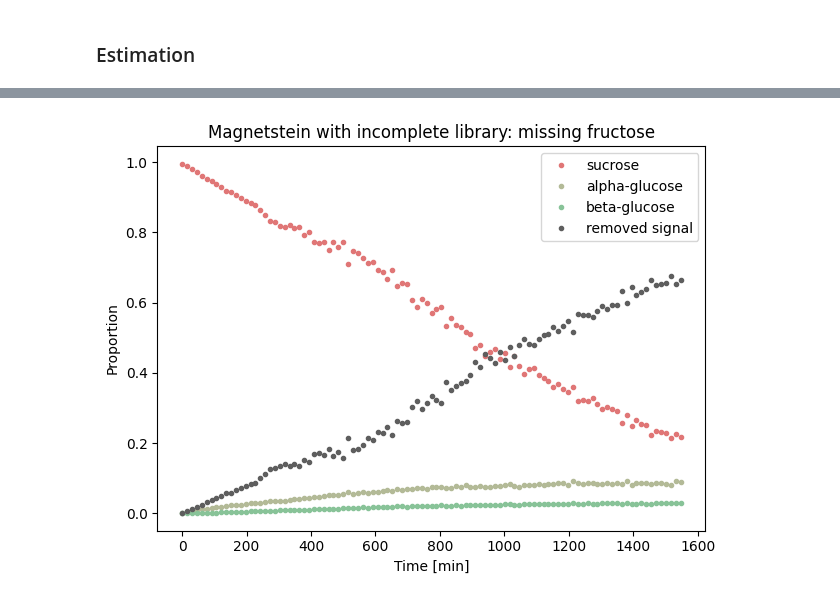
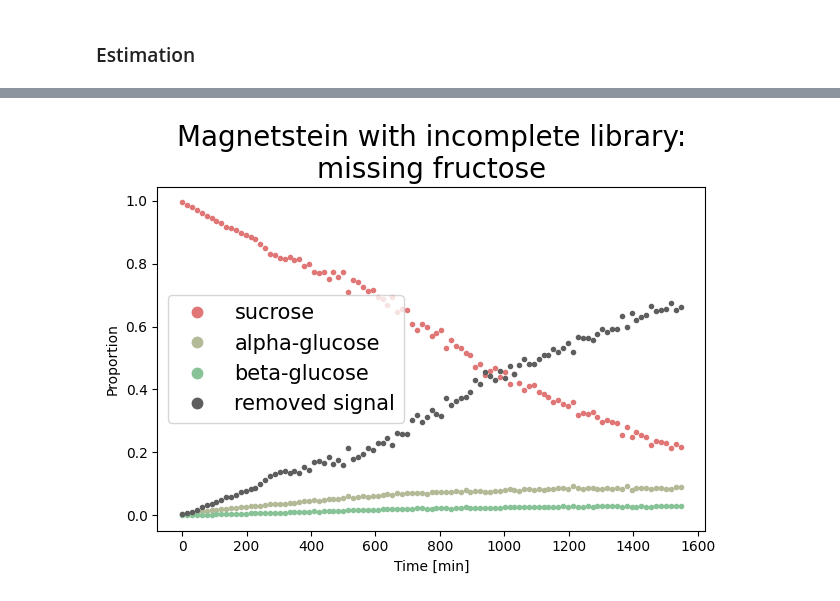
Before and after one commit to BDomzal/magnetstein_x_chemical_reactions, a Jupyter notebook: notebooks/additional_analysis/additional_analysis_incomplete_library.ipynb, the cells around one changed output, grey strips where cells are left out. Cells and saved outputs as stored; diff of their text form; code cells hidden in the pictures.

Commit message:
Increased font in figures

```diff
--- a/notebooks/additional_analysis/additional_analysis_incomplete_library.ipynb
+++ b/notebooks/additional_analysis/additional_analysis_incomplete_library.ipynb
@@ -263,22 +268,28 @@ _, nr_of_reagents = res.shape
 # %%
 if experiment_name == 'Saccharose hydrolysis':
     for reag_nr in range(nr_of_reagents):
         plt.plot(time_range[experiment_name], res[:,reag_nr], '.', color=color_list[reag_nr],
                 label = names[reag_nr])
 if include_all:
-    plt.title('Magnetstein with complete library')
+    plt.title('Magnetstein with complete library \n', size=20)
 else:
-    plt.title('Magnetstein with incomplete library: missing ' + substances_names[experiment_name][which_reagent_to_remove])
+    plt.title('\n'.join(wrap('Magnetstein with incomplete library: missing ' + substances_names[experiment_name][which_reagent_to_remove],
+                            40)
+                       ),
+              size=20)
     plt.plot(time_range[experiment_name], 1-res.sum(axis=1), '.', color='#5e5e5e', label='removed signal')
 
 plt.xlabel('Time [min]')
 plt.ylabel('Proportion')
-leg = plt.legend()
+leg = plt.legend(fontsize=15)
+for handle in leg.legend_handles:
+    handle.set_markersize(15)
+
 plt.tight_layout()
 
 if include_all:
     plt.savefig(results_paths[experiment_name]+'all_components_kappa_'+str(kappa)+'_'+str(kappa_th)+'.png')
 else:
     plt.savefig(results_paths[experiment_name]+'removed_component_'+str(which_reagent_to_remove)+'_kappa_'+str(kappa)+'_'+str(kappa_th)+'.png')
 # %% [output]
-[figure, old version]
+[figure, new version]
```
Also changed, not shown: parts of 2 cells of this notebook, 5 other files.
